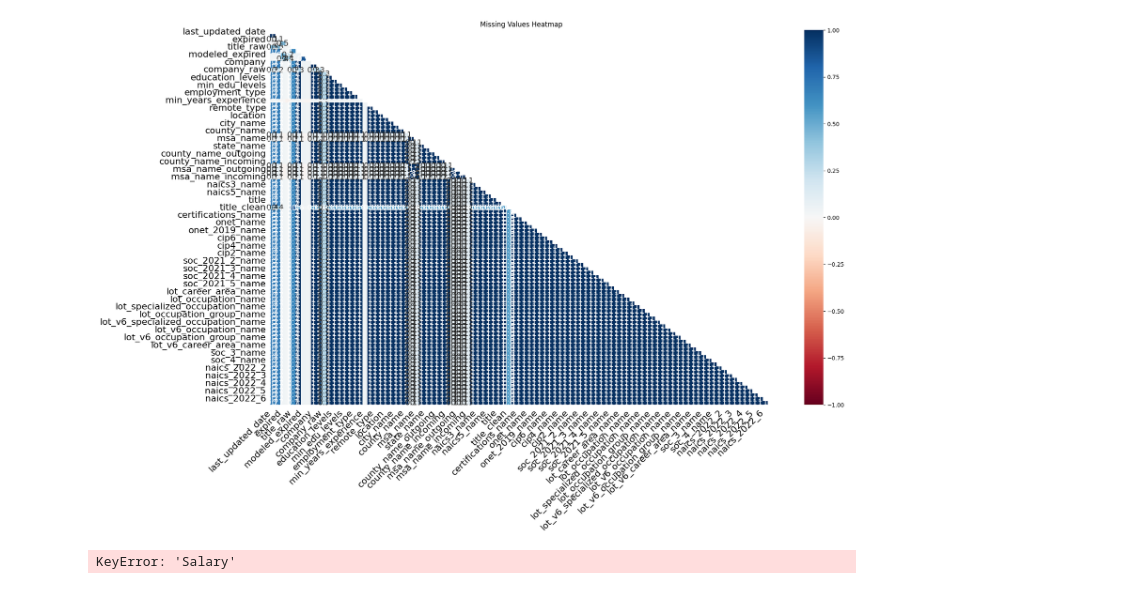
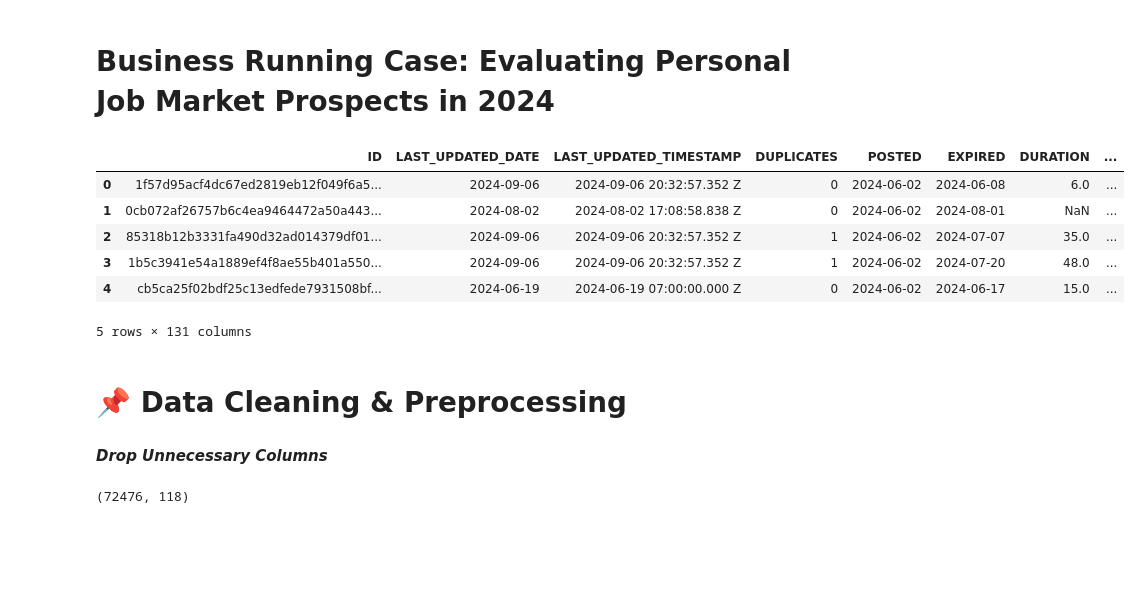
Before and after one commit to 616797/ad688-employability-sp25A1-group1, a Jupyter notebook: ad688-employability-sp25A1-group1/data_analysis.ipynb, the cells around one changed output. Cells and saved outputs as stored; diff of their text form; code cells hidden in the pictures; blank space fills up the shorter version.

```diff
--- a/ad688-employability-sp25A1-group1/data_analysis.ipynb
+++ b/ad688-employability-sp25A1-group1/data_analysis.ipynb
@@ -56,17 +1,19 @@ Index(['last_updated_date', 'posted', 'expired', 'duration', 'title_raw',
-# %%
-import missingno as msno
-import matplotlib.pyplot as plt
-# Visualize missing data
-msno.heatmap(df)
-plt.title("Missing Values Heatmap")
-plt.show()
-
-# Drop columns with >50% missing values
-df.dropna(thresh=len(df) * 0.5, axis=1, inplace=True)
-
-# Fill missing values
-df["Salary"].fillna(df["Salary"].median(), inplace=True)
-df["Industry"].fillna("Unknown", inplace=True)
-# %% [output]
-[figure, removed]
-KeyError: 'Salary'
+# %% [markdown]
+# **Business Running Case: Evaluating Personal Job Market Prospects in 2024**
+# %%
+import pandas as pd
+import numpy as np
+df = pd.read_csv('/content/drive/MyDrive/lightcast_job_postings.csv')
+df.head()
+# %% [output]
+|  | ID | LAST_UPDATED_DATE | LAST_UPDATED_TIMESTAMP | DUPLICATES | POSTED | EXPIRED | DURATION | ... |
+| 0 | 1f57d95acf4dc67ed2819eb12f049f6a5... | 2024-09-06 | 2024-09-06 20:32:57.352 Z | 0 | 2024-06-02 | 2024-06-08 | 6.0 | ... |
+| 1 | 0cb072af26757b6c4ea9464472a50a443... | 2024-08-02 | 2024-08-02 17:08:58.838 Z | 0 | 2024-06-02 | 2024-08-01 | NaN | ... |
+| 2 | 85318b12b3331fa490d32ad014379df01... | 2024-09-06 | 2024-09-06 20:32:57.352 Z | 1 | 2024-06-02 | 2024-07-07 | 35.0 | ... |
+| 3 | 1b5c3941e54a1889ef4f8ae55b401a550... | 2024-09-06 | 2024-09-06 20:32:57.352 Z | 1 | 2024-06-02 | 2024-07-20 | 48.0 | ... |
+| 4 | cb5ca25f02bdf25c13edfede7931508bf... | 2024-06-19 | 2024-06-19 07:00:00.000 Z | 0 | 2024-06-02 | 2024-06-17 | 15.0 | ... |
+5 rows × 131 columns
+# %% [markdown]
+# **📌 Data Cleaning & Preprocessing**
+# %% [markdown]
+***Drop Unnecessary Columns***
@@ -72,0 +27,4 @@ KeyError: 'Salary'
+# %%
+df.shape
+# %% [output]
+(72476, 118)
```
Also changed, not shown: parts of 15 cells of this notebook.
